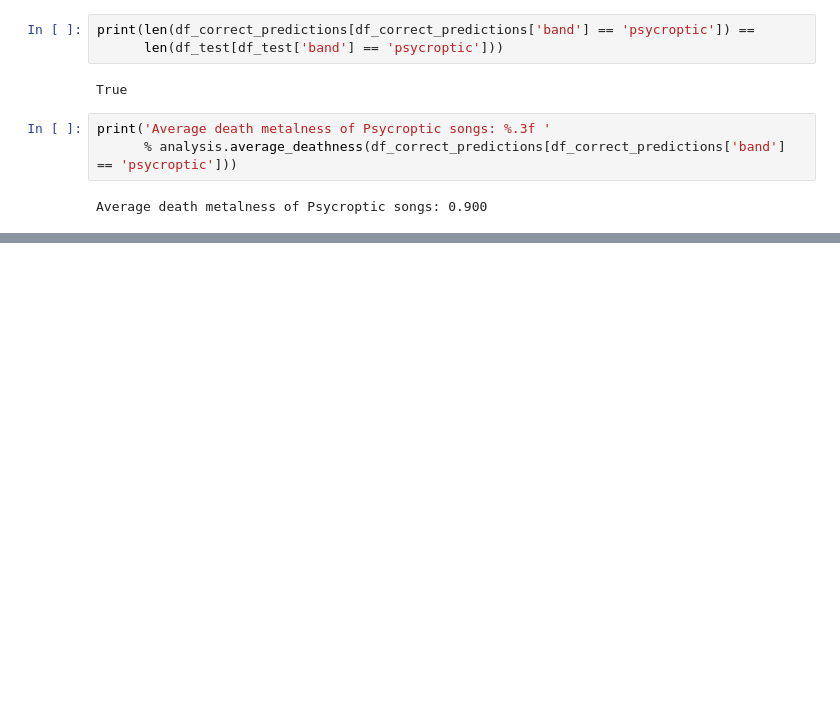
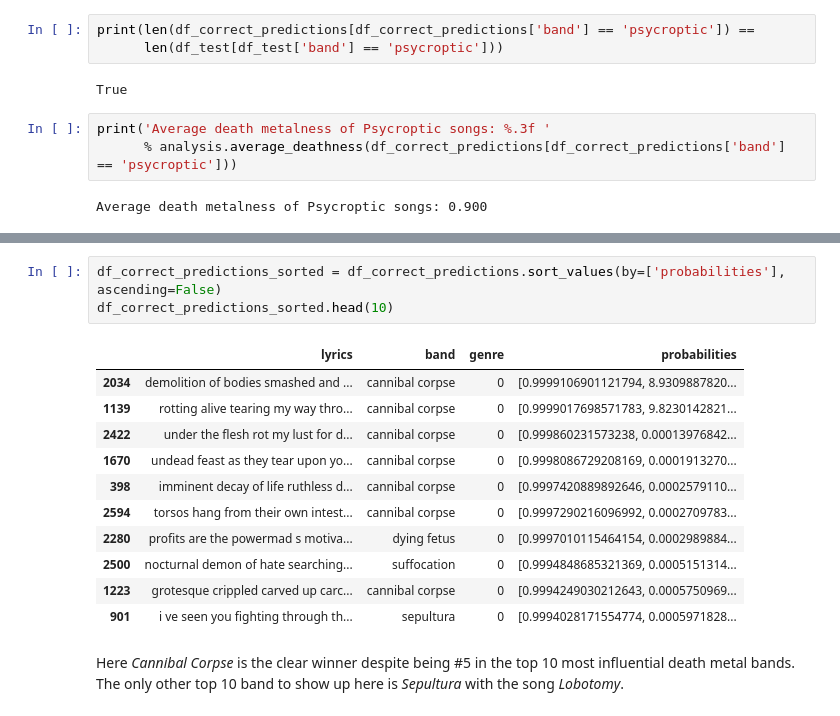
Before and after one commit to maraungu/metal-classifier, a Jupyter notebook: metal-classification.ipynb, the cells around one changed output, grey strips where cells are left out. Saved outputs shown, nothing was run; the diff lists cells and outputs as text; blank space fills up the shorter version.

```diff
--- a/metal-classification.ipynb
+++ b/metal-classification.ipynb
@@ -448,0 +508,17 @@ Average death metalness of Psycroptic songs: 0.900
+# %%
+df_correct_predictions_sorted = df_correct_predictions.sort_values(by=['probabilities'], ascending=False)
+df_correct_predictions_sorted.head(10)
+# %% [output]
+|  | lyrics | band | genre | probabilities |
+| 2034 | demolition of bodies smashed and ... | cannibal corpse | 0 | [0.9999106901121794, 8.9309887820... |
+| 1139 | rotting alive tearing my way thro... | cannibal corpse | 0 | [0.9999017698571783, 9.8230142821... |
+| 2422 | under the flesh rot my lust for d... | cannibal corpse | 0 | [0.999860231573238, 0.00013976842... |
+| 1670 | undead feast as they tear upon yo... | cannibal corpse | 0 | [0.9998086729208169, 0.0001913270... |
+| 398 | imminent decay of life ruthless d... | cannibal corpse | 0 | [0.9997420889892646, 0.0002579110... |
+| 2594 | torsos hang from their own intest... | cannibal corpse | 0 | [0.9997290216096992, 0.0002709783... |
+| 2280 | profits are the powermad s motiva... | dying fetus | 0 | [0.9997010115464154, 0.0002989884... |
+| 2500 | nocturnal demon of hate searching... | suffocation | 0 | [0.9994848685321369, 0.0005151314... |
+| 1223 | grotesque crippled carved up carc... | cannibal corpse | 0 | [0.9994249030212643, 0.0005750969... |
+| 901 | i ve seen you fighting through th... | sepultura | 0 | [0.9994028171554774, 0.0005971828... |
+# %% [markdown]
+Here *Cannibal Corpse* is the clear winner despite being #5 in the top 10 most influential death metal bands.  The only other top 10 band to show up here is *Sepultura* with the song *Lobotomy*.
```
Also changed, not shown: parts of 36 cells of this notebook.
